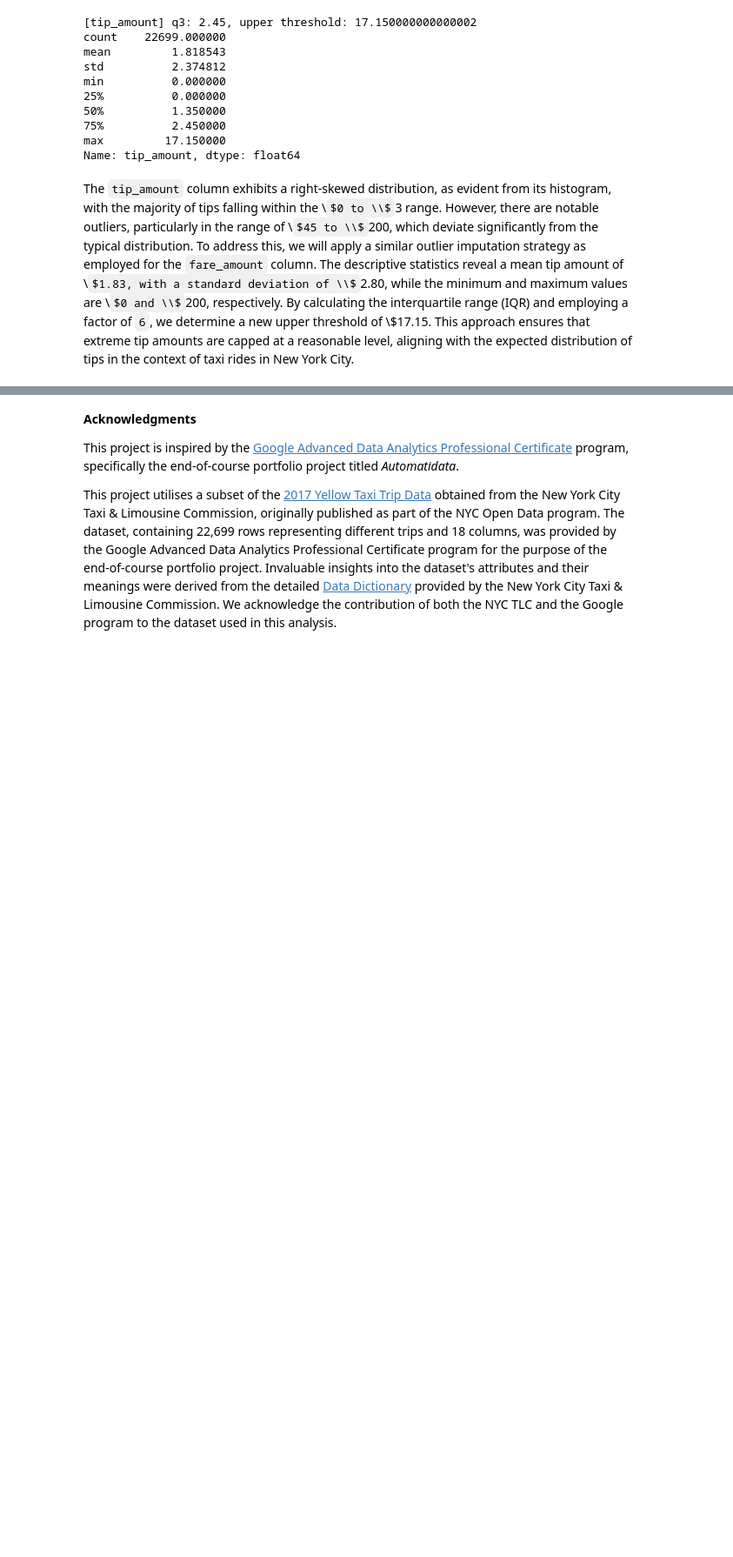
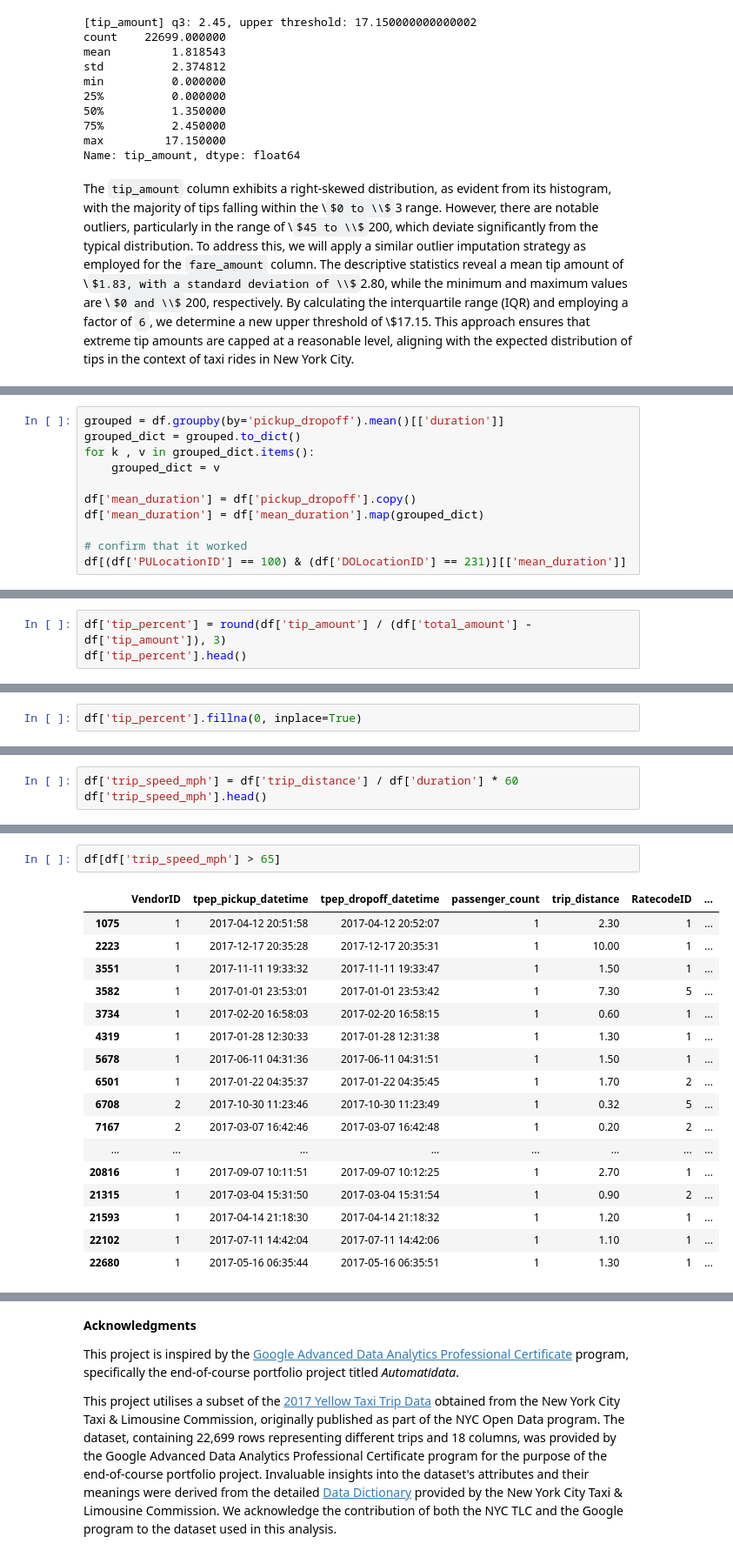
Before and after one commit to sssunri/farecast_NYC-TLC_estimation, a Jupyter notebook: fare_estimation.ipynb, the cells around one changed output, grey strips where cells are left out. Shown: that part at 87% size. Cells and saved outputs as stored; diff of their text form; some formulas as TeX source; blank space fills up the shorter version.

```diff
--- a/fare_estimation.ipynb
+++ b/fare_estimation.ipynb
@@ -335,0 +529,11 @@ The `tip_amount` column exhibits a right-skewed distribution, as evident from it
+# %%
+grouped = df.groupby(by='pickup_dropoff').mean()[['duration']]
+grouped_dict = grouped.to_dict()
+for k , v in grouped_dict.items():
+    grouped_dict = v
+
+df['mean_duration'] = df['pickup_dropoff'].copy()
+df['mean_duration'] = df['mean_duration'].map(grouped_dict)
+
+# confirm that it worked
+df[(df['PULocationID'] == 100) & (df['DOLocationID'] == 231)][['mean_duration']]
@@ -335,0 +552,3 @@ The `tip_amount` column exhibits a right-skewed distribution, as evident from it
+# %%
+df['tip_percent'] = round(df['tip_amount'] / (df['total_amount'] - df['tip_amount']), 3)
+df['tip_percent'].head()
@@ -335,0 +570,2 @@ The `tip_amount` column exhibits a right-skewed distribution, as evident from it
+# %%
+df['tip_percent'].fillna(0, inplace=True)
@@ -335,0 +574,3 @@ The `tip_amount` column exhibits a right-skewed distribution, as evident from it
+# %%
+df['trip_speed_mph'] = df['trip_distance'] / df['duration'] * 60
+df['trip_speed_mph'].head()
@@ -335,0 +600,20 @@ The `tip_amount` column exhibits a right-skewed distribution, as evident from it
+# %%
+df[df['trip_speed_mph'] > 65]
+# %% [output]
+|  | VendorID | tpep_pickup_datetime | tpep_dropoff_datetime | passenger_count | trip_distance | RatecodeID | ... |
+| 1075 | 1 | 2017-04-12 20:51:58 | 2017-04-12 20:52:07 | 1 | 2.30 | 1 | ... |
+| 2223 | 1 | 2017-12-17 20:35:28 | 2017-12-17 20:35:31 | 1 | 10.00 | 1 | ... |
+| 3551 | 1 | 2017-11-11 19:33:32 | 2017-11-11 19:33:47 | 1 | 1.50 | 1 | ... |
+| 3582 | 1 | 2017-01-01 23:53:01 | 2017-01-01 23:53:42 | 1 | 7.30 | 5 | ... |
+| 3734 | 1 | 2017-02-20 16:58:03 | 2017-02-20 16:58:15 | 1 | 0.60 | 1 | ... |
+| 4319 | 1 | 2017-01-28 12:30:33 | 2017-01-28 12:31:38 | 1 | 1.30 | 1 | ... |
+| 5678 | 1 | 2017-06-11 04:31:36 | 2017-06-11 04:31:51 | 1 | 1.50 | 1 | ... |
+| 6501 | 1 | 2017-01-22 04:35:37 | 2017-01-22 04:35:45 | 1 | 1.70 | 2 | ... |
+| 6708 | 2 | 2017-10-30 11:23:46 | 2017-10-30 11:23:49 | 1 | 0.32 | 5 | ... |
+| 7167 | 2 | 2017-03-07 16:42:46 | 2017-03-07 16:42:48 | 1 | 0.20 | 2 | ... |
+| ... | ... | ... | ... | ... | ... | ... | ... |
+| 20816 | 1 | 2017-09-07 10:11:51 | 2017-09-07 10:12:25 | 1 | 2.70 | 1 | ... |
+| 21315 | 1 | 2017-03-04 15:31:50 | 2017-03-04 15:31:54 | 1 | 0.90 | 2 | ... |
+| 21593 | 1 | 2017-04-14 21:18:30 | 2017-04-14 21:18:32 | 1 | 1.20 | 1 | ... |
+| 22102 | 1 | 2017-07-11 14:42:04 | 2017-07-11 14:42:06 | 1 | 1.10 | 1 | ... |
+| 22680 | 1 | 2017-05-16 06:35:44 | 2017-05-16 06:35:51 | 1 | 1.30 | 1 | ... |
```
Also changed, not shown: parts of 40 cells of this notebook.
